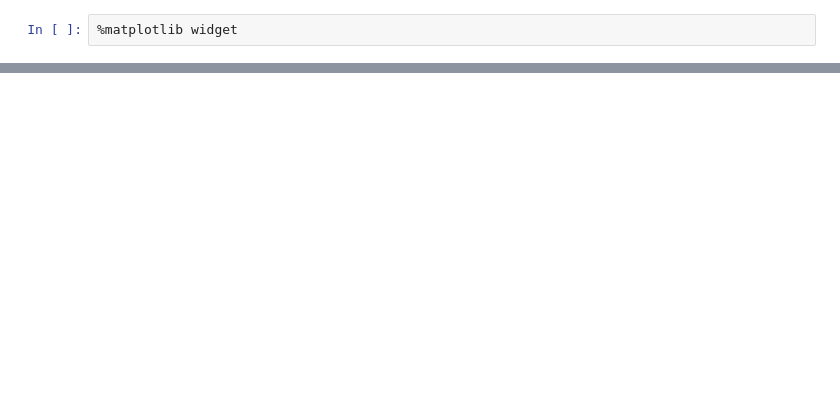
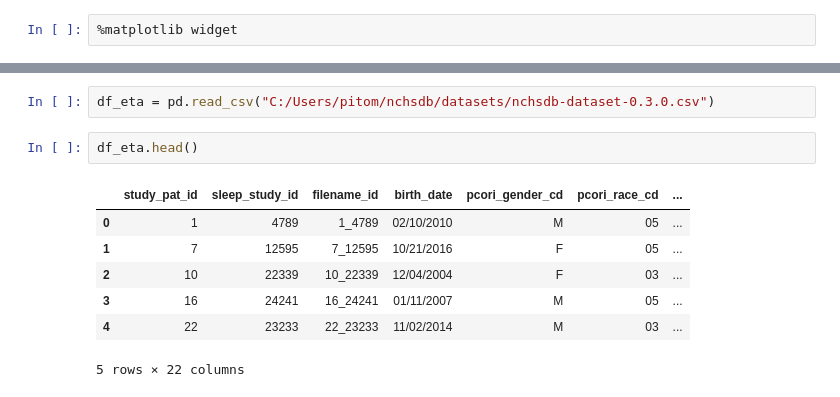
Before and after one commit to pietromihelj/TESI-TRIENNALE, a Jupyter notebook: grafici_esplicativi.ipynb, the cells around one changed output, grey strips where cells are left out. Cells and saved outputs as stored; diff of their text form; blank space fills up the shorter version.

```diff
--- a/grafici_esplicativi.ipynb
+++ b/grafici_esplicativi.ipynb
@@ -44,0 +74,12 @@ plt.show()
+# %%
+df_eta = pd.read_csv("C:/Users/pitom/nchsdb/datasets/nchsdb-dataset-0.3.0.csv")
+# %%
+df_eta.head()
+# %% [output]
+|  | study_pat_id | sleep_study_id | filename_id | birth_date | pcori_gender_cd | pcori_race_cd | ... |
+| 0 | 1 | 4789 | 1_4789 | 02/10/2010 | M | 05 | ... |
+| 1 | 7 | 12595 | 7_12595 | 10/21/2016 | F | 05 | ... |
+| 2 | 10 | 22339 | 10_22339 | 12/04/2004 | F | 03 | ... |
+| 3 | 16 | 24241 | 16_24241 | 01/11/2007 | M | 05 | ... |
+| 4 | 22 | 23233 | 22_23233 | 11/02/2014 | M | 03 | ... |
+5 rows × 22 columns
```
Also changed, not shown: parts of 13 cells of this notebook, 4 other files.
